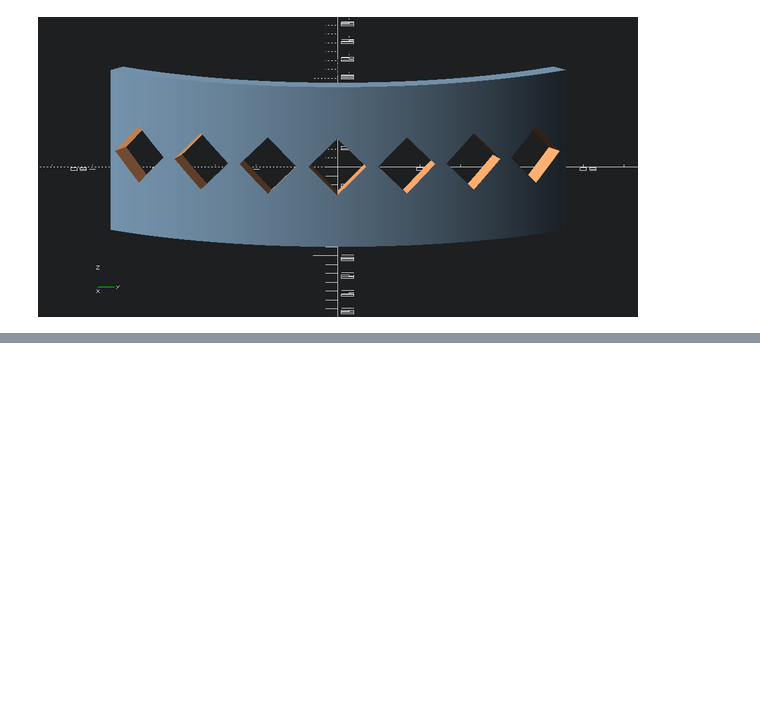
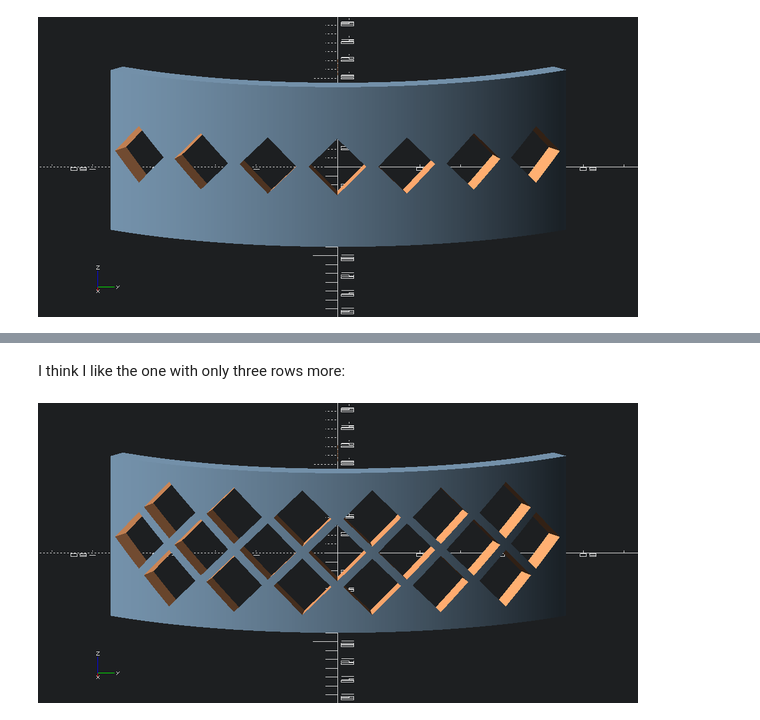
Before and after one commit to ozpau/cadlab, a Jupyter notebook: nbs/examples/01_stick_barrette.ipynb, the cells around one changed output, grey strips where cells are left out. Drawn from its saved outputs; the diff is of its cells as text; code cells hidden in the pictures; blank space fills up the shorter version.

```diff
--- a/nbs/examples/01_stick_barrette.ipynb
+++ b/nbs/examples/01_stick_barrette.ipynb
@@ -206,0 +245,8 @@ Looks nice!
+# %% [markdown]
+I think I like the one with only three rows more:
+# %%
+outer_with_holes = outer_with_holes_v1
+
+view(outer_with_holes, eye=(outer_radius*2,0,outer_height), viewall=False)
+# %% [output]
+[figure, added]
```
Also changed, not shown: parts of 7 cells of this notebook, 2 other files.
